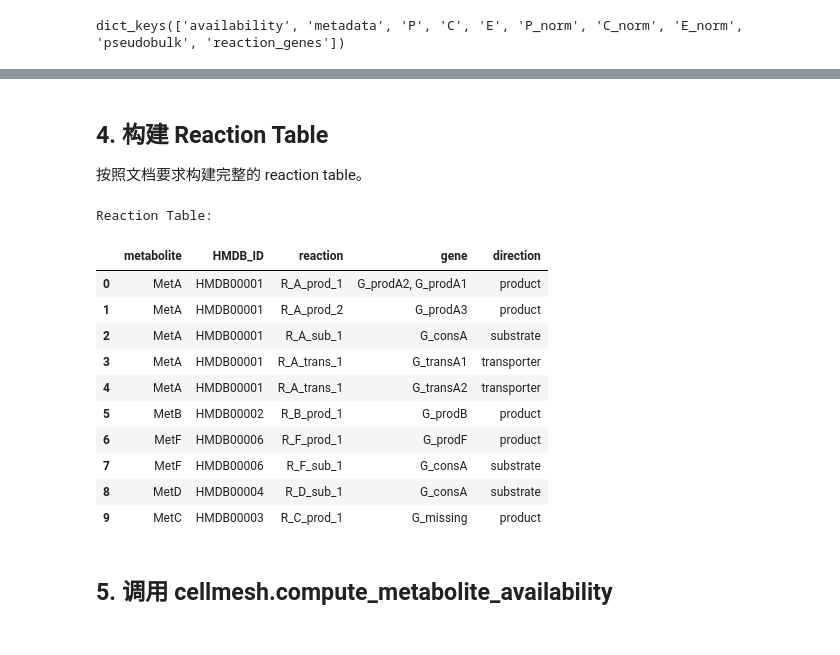
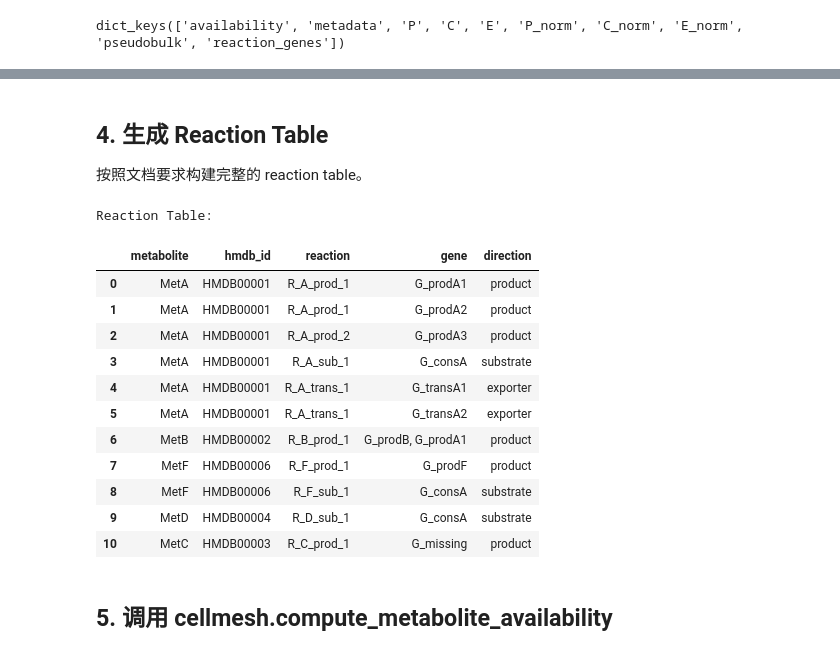
Before and after one commit to libmelo/CellMESH, a Jupyter notebook: examples/test_metabolite_availability_cellmesh.ipynb, the cells around one changed output, grey strips where cells are left out. Cells and saved outputs as stored; diff of their text form; code cells hidden in the pictures.

```diff
--- a/examples/test_metabolite_availability_cellmesh.ipynb
+++ b/examples/test_metabolite_availability_cellmesh.ipynb
@@ -125,40 +125,41 @@ simple_result['metadata']
 | metabolite | hmdb_id |  |  |  |  |  | ... |
 | Test | HMDB000 | True | False | False | 1 | 0 | ... |
 # %% [markdown]
-## 4. 构建 Reaction Table
+## 4. 生成 Reaction Table
 
 按照文档要求构建完整的 reaction table。
 # %%
 # 4.1 构建完整的 reaction table
 reaction_table = pd.DataFrame([
-    #{"metabolite": "MetA", "HMDB_ID": "HMDB00001", "reaction": "R_A_prod_1", "gene": "G_prodA1", "direction": "product"},
-    {"metabolite": "MetA", "HMDB_ID": "HMDB00001", "reaction": "R_A_prod_1", "gene": "G_prodA2, G_prodA1", "direction": "product"},
-    {"metabolite": "MetA", "HMDB_ID": "HMDB00001", "reaction": "R_A_prod_2", "gene": "G_prodA3", "direction": "product"},
-    {"metabolite": "MetA", "HMDB_ID": "HMDB00001", "reaction": "R_A_sub_1", "gene": "G_consA", "direction": "substrate"},
-    {"metabolite": "MetA", "HMDB_ID": "HMDB00001", "reaction": "R_A_trans_1", "gene": "G_transA1", "direction": "transporter"},
-    {"metabolite": "MetA", "HMDB_ID": "HMDB00001", "reaction": "R_A_trans_1", "gene": "G_transA2", "direction": "transporter"},
-    {"metabolite": "MetB", "HMDB_ID": "HMDB00002", "reaction": "R_B_prod_1", "gene": "G_prodB", "direction": "product"},
-    {"metabolite": "MetF", "HMDB_ID": "HMDB00006", "reaction": "R_F_prod_1", "gene": "G_prodF", "direction": "product"},
-    {"metabolite": "MetF", "HMDB_ID": "HMDB00006", "reaction": "R_F_sub_1", "gene": "G_consA", "direction": "substrate"},
-    {"metabolite": "MetD", "HMDB_ID": "HMDB00004", "reaction": "R_D_sub_1", "gene": "G_consA", "direction": "substrate"},
-    {"metabolite": "MetC", "HMDB_ID": "HMDB00003", "reaction": "R_C_prod_1", "gene": "G_missing", "direction": "product"},
+    {"metabolite": "MetA", "hmdb_id": "HMDB00001", "reaction": "R_A_prod_1", "gene": "G_prodA1", "direction": "product"},
+    {"metabolite": "MetA", "hmdb_id": "HMDB00001", "reaction": "R_A_prod_1", "gene": "G_prodA2", "direction": "product"},
+    {"metabolite": "MetA", "hmdb_id": "HMDB00001", "reaction": "R_A_prod_2", "gene": "G_prodA3", "direction": "product"},
+    {"metabolite": "MetA", "hmdb_id": "HMDB00001", "reaction": "R_A_sub_1", "gene": "G_consA", "direction": "substrate"},
+    {"metabolite": "MetA", "hmdb_id": "HMDB00001", "reaction": "R_A_trans_1", "gene": "G_transA1", "direction": "exporter"},
+    {"metabolite": "MetA", "hmdb_id": "HMDB00001", "reaction": "R_A_trans_1", "gene": "G_transA2", "direction": "exporter"},
+    {"metabolite": "MetB", "hmdb_id": "HMDB00002", "reaction": "R_B_prod_1", "gene": "G_prodB, G_prodA1", "direction": "product"},
+    {"metabolite": "MetF", "hmdb_id": "HMDB00006", "reaction": "R_F_prod_1", "gene": "G_prodF", "direction": "product"},
+    {"metabolite": "MetF", "hmdb_id": "HMDB00006", "reaction": "R_F_sub_1", "gene": "G_consA", "direction": "substrate"},
+    {"metabolite": "MetD", "hmdb_id": "HMDB00004", "reaction": "R_D_sub_1", "gene": "G_consA", "direction": "substrate"},
+    {"metabolite": "MetC", "hmdb_id": "HMDB00003", "reaction": "R_C_prod_1", "gene": "G_missing", "direction": "product"},
 ])
 
 print("Reaction Table:")
 display(reaction_table)
 # %% [output]
 Reaction Table:
-|  | metabolite | HMDB_ID | reaction | gene | direction |
-| 0 | MetA | HMDB00001 | R_A_prod_1 | G_prodA2, G_prodA1 | product |
-| 1 | MetA | HMDB00001 | R_A_prod_2 | G_prodA3 | product |
-| 2 | MetA | HMDB00001 | R_A_sub_1 | G_consA | substrate |
-| 3 | MetA | HMDB00001 | R_A_trans_1 | G_transA1 | transporter |
-| 4 | MetA | HMDB00001 | R_A_trans_1 | G_transA2 | transporter |
-| 5 | MetB | HMDB00002 | R_B_prod_1 | G_prodB | product |
-| 6 | MetF | HMDB00006 | R_F_prod_1 | G_prodF | product |
-| 7 | MetF | HMDB00006 | R_F_sub_1 | G_consA | substrate |
-| 8 | MetD | HMDB00004 | R_D_sub_1 | G_consA | substrate |
-| 9 | MetC | HMDB00003 | R_C_prod_1 | G_missing | product |
+|  | metabolite | hmdb_id | reaction | gene | direction |
+| 0 | MetA | HMDB00001 | R_A_prod_1 | G_prodA1 | product |
+| 1 | MetA | HMDB00001 | R_A_prod_1 | G_prodA2 | product |
+| 2 | MetA | HMDB00001 | R_A_prod_2 | G_prodA3 | product |
+| 3 | MetA | HMDB00001 | R_A_sub_1 | G_consA | substrate |
+| 4 | MetA | HMDB00001 | R_A_trans_1 | G_transA1 | exporter |
+| 5 | MetA | HMDB00001 | R_A_trans_1 | G_transA2 | exporter |
+| 6 | MetB | HMDB00002 | R_B_prod_1 | G_prodB, G_prodA1 | product |
+| 7 | MetF | HMDB00006 | R_F_prod_1 | G_prodF | product |
+| 8 | MetF | HMDB00006 | R_F_sub_1 | G_consA | substrate |
+| 9 | MetD | HMDB00004 | R_D_sub_1 | G_consA | substrate |
+| 10 | MetC | HMDB00003 | R_C_prod_1 | G_missing | product |
 # %% [markdown]
 ## 5. 调用 cellmesh.compute_metabolite_availability
 # %%
```
Also changed, not shown: parts of 31 cells of this notebook, 5 other files.
